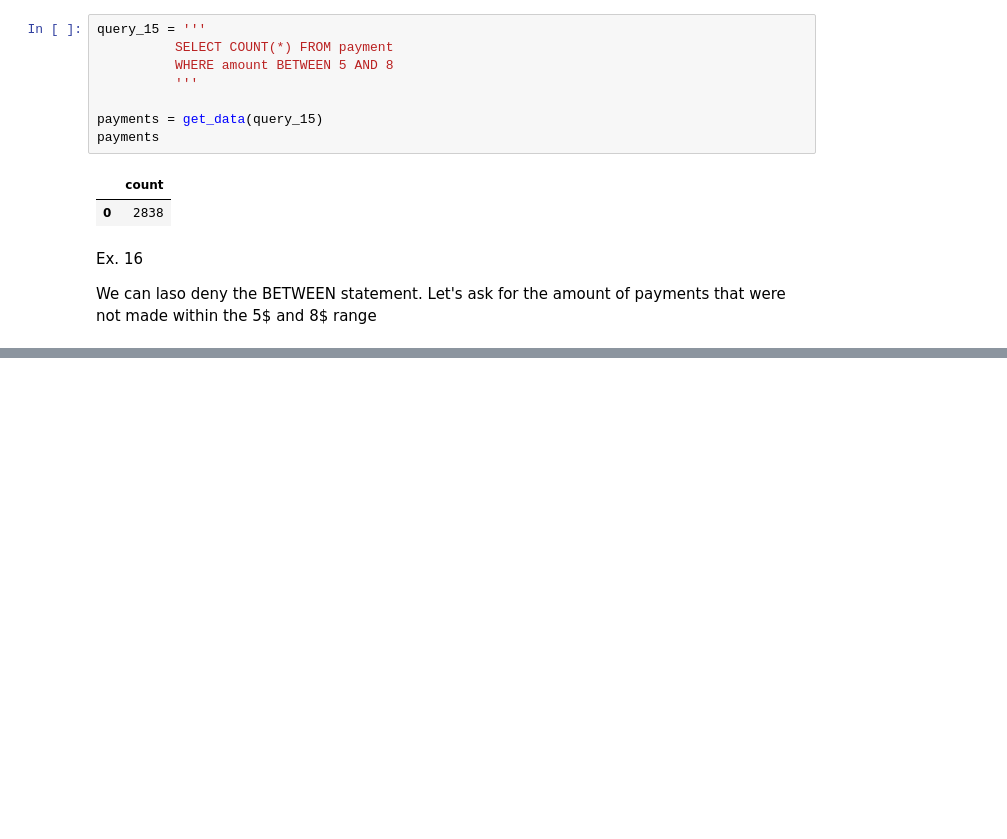
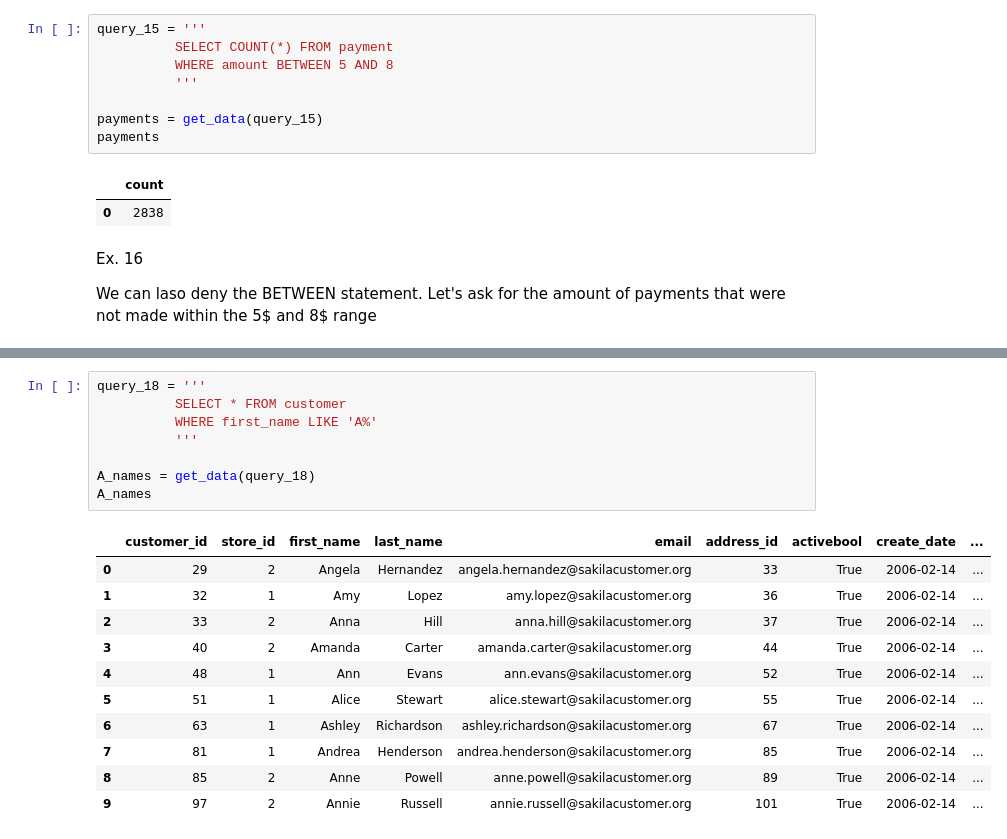
Before and after one commit to efracondes/SQL_with_Python, a Jupyter notebook: 1. Basic Statements.ipynb, the cells around one changed output, grey strips where cells are left out. Saved outputs shown, nothing was run; the diff lists cells and outputs as text; blank space fills up the shorter version.

```diff
--- a/1. Basic Statements.ipynb
+++ b/1. Basic Statements.ipynb
@@ -356,0 +393,20 @@ payments
+# %%
+query_18 = '''
+          SELECT * FROM customer
+          WHERE first_name LIKE 'A%'
+          '''
+
+A_names = get_data(query_18)
+A_names
+# %% [output]
+|  | customer_id | store_id | first_name | last_name | email | address_id | activebool | create_date | ... |
+| 0 | 29 | 2 | Angela | Hernandez | angela.hernandez@sakilacustomer.org | 33 | True | 2006-02-14 | ... |
+| 1 | 32 | 1 | Amy | Lopez | amy.lopez@sakilacustomer.org | 36 | True | 2006-02-14 | ... |
+| 2 | 33 | 2 | Anna | Hill | anna.hill@sakilacustomer.org | 37 | True | 2006-02-14 | ... |
+| 3 | 40 | 2 | Amanda | Carter | amanda.carter@sakilacustomer.org | 44 | True | 2006-02-14 | ... |
+| 4 | 48 | 1 | Ann | Evans | ann.evans@sakilacustomer.org | 52 | True | 2006-02-14 | ... |
+| 5 | 51 | 1 | Alice | Stewart | alice.stewart@sakilacustomer.org | 55 | True | 2006-02-14 | ... |
+| 6 | 63 | 1 | Ashley | Richardson | ashley.richardson@sakilacustomer.org | 67 | True | 2006-02-14 | ... |
+| 7 | 81 | 1 | Andrea | Henderson | andrea.henderson@sakilacustomer.org | 85 | True | 2006-02-14 | ... |
+| 8 | 85 | 2 | Anne | Powell | anne.powell@sakilacustomer.org | 89 | True | 2006-02-14 | ... |
+| 9 | 97 | 2 | Annie | Russell | annie.russell@sakilacustomer.org | 101 | True | 2006-02-14 | ... |
```
Also changed, not shown: parts of 10 cells of this notebook.
